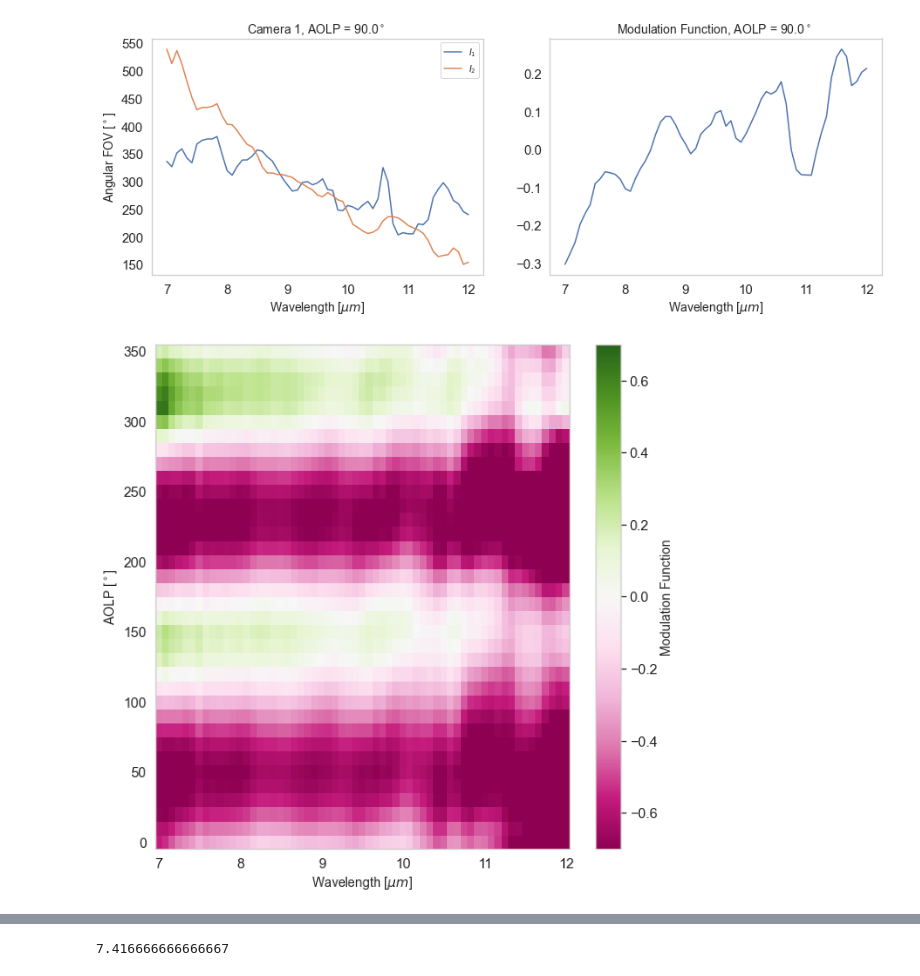
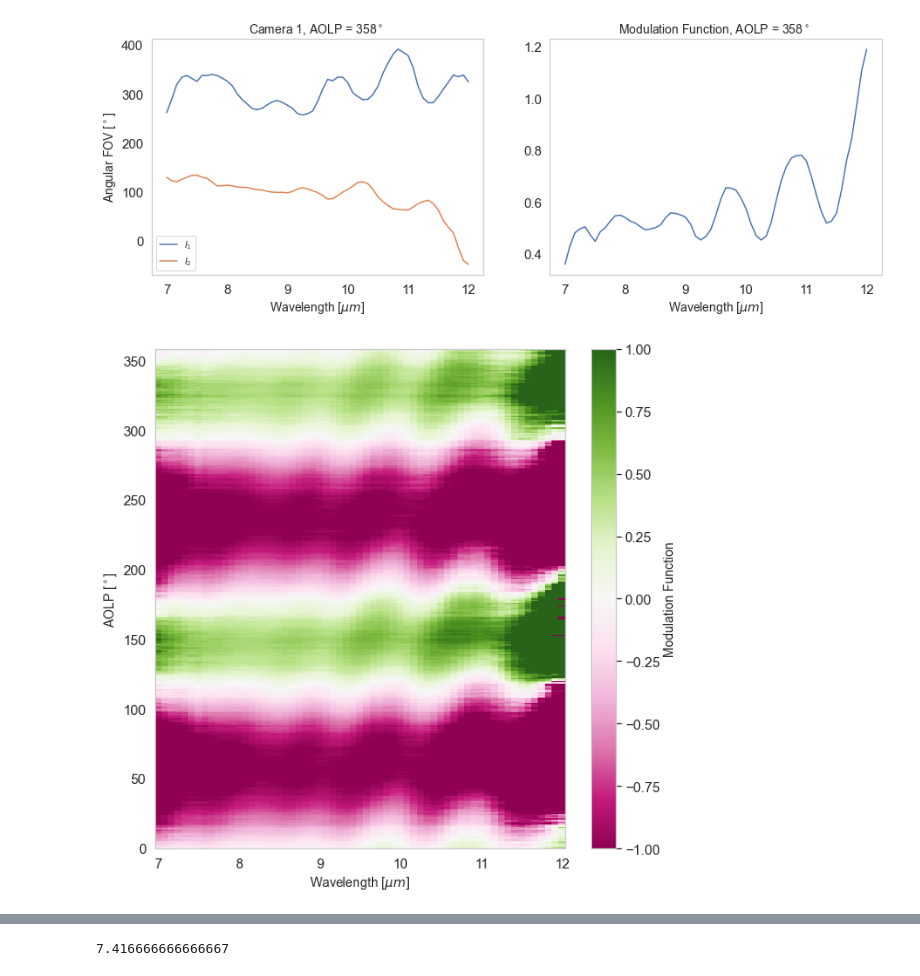
Before and after one commit to Polarization-Lab/IRCSP, a Jupyter notebook: calibration/calculate_POL.ipynb, the cells around one changed output, grey strips where cells are left out. Cells and saved outputs as stored; diff of their text form; code cells hidden in the pictures.

```diff
--- a/calibration/calculate_POL.ipynb
+++ b/calibration/calculate_POL.ipynb
@@ -45,7 +45,7 @@ angles = np.round(np.linspace(-HFOV,HFOV,ymax2-ymin2))
 '''LOAD slope from 2 point NUC'''
 #choose filepath to desired data
 save_path =   '/Volumes/KESU/calibration_files/'
-name =  "NUC.h5"
+name =  "NUC0519polarized.h5"
 
 hf = h5py.File(save_path+name, 'r')
 M1 = hf.get('M1')
@@ -67,6 +67,6 @@ Ref T2 is 38.2
 # %%
 #load dark field correction
-df_dark = create_LUT_df('/Volumes/KESU/apr06/LUTS/','dark.h5')
+df_dark = create_LUT_df('/Volumes/KESU/may19/polarized/','dark1.h5')
 
 #correct DFC images for reference temp
 
@@ -177,30 +169,30 @@ def finv(y,A,B):
 
 #choose filepath to desired data
 save_path =   '/Volumes/KESU/calibration_files/'
-name =  "LUT.h5"
+name =  "LUT0519.h5"
 
 hf = h5py.File(save_path+name, 'r')
 gamma1 = hf.get('gamma1')
 gamma2 = hf.get('gamma2')
 # %%
 X,Y = np.meshgrid(waves,angles)
-spath = '/Volumes/KESU/mar02/polarized/images/'
+spath = '/Volumes/KESU/may19/polarized/images/'
 
-for j in range(10):
-    I1 = (dfn['ims1'][j])/gamma1
-    I2 = (dfn['ims2'][j])/gamma2
+for j in range(len(lps)):
+    I1 = (df['ims1'][j])/gamma1
+    I2 = (df['ims2'][j])/gamma2
 
     fig, axes = plt.subplots(ncols=2, figsize=(15, 5), tight_layout=False,sharey =True)
 
-    pl1 = axes[0].pcolormesh(I1 ,shading ='auto' ,cmap = "viridis")
-    pl1.set_clim([0,1200])
+    pl1 = axes[0].pcolormesh(X,Y,I1 ,shading ='auto' ,cmap = "viridis")
+    pl1.set_clim([0,500])
     axes[0].set_ylabel('Angular FOV [$^\circ$]')
     axes[0].set_xlabel('Wavelength [$\mu m$]')
     axes[0].set_title('Camera 1, AOLP = ' + str(lps[j])+ '$ ^\circ $ ')
 
 
-    pl2 = axes[1].pcolormesh(I2,shading ='auto' ,cmap = "viridis")
-    pl2.set_clim([0,1200])
+    pl2 = axes[1].pcolormesh(X,Y,I2,shading ='auto' ,cmap = "viridis")
+    pl2.set_clim([0,500])
     axes[1].set_xlabel('Wavelength [$\mu m$]')
     axes[1].set_title('Camera 2, AOLP = ' + str(lps[j])+ '$ ^\circ $ ')
 
@@ -208,3 +200,4 @@ for j in range(10):
     cbar.ax.set_ylabel('\n Response - Offset [ADU]',fontsize = 12)
 
     fig.savefig(spath +'plot'+str(j)+'.png')
+    plt.close()
@@ -232,12 +214,12 @@ for file_name in images:
 
 imageio.mimwrite(spath +'images.gif', image_list,fps = 1)
 # %%
-mod = (I1[30:40]-I2[25:35])/(I1[30:40]+I2[25:35])
+mod = (I1[30:40]/gamma1-I2[25:35]/gamma2)/(I1[30:40]/gamma1+I2[25:35]/gamma2)
 
 fig, axes = plt.subplots(ncols=2, figsize=(15, 5), tight_layout=False,sharey =False)
 
-axes[0].plot(waves,np.mean(I1,0),label = '$I_1$')
-axes[0].plot(waves,np.mean(I2,0),label = '$I_2$')
+axes[0].plot(waves,np.mean(I1,0)/gamma1,label = '$I_1$')
+axes[0].plot(waves,np.mean(I2,0)/gamma2,label = '$I_2$')
 axes[0].set_ylabel('Angular FOV [$^\circ$]')
 axes[0].set_xlabel('Wavelength [$\mu m$]')
 axes[0].set_title('Camera 1, AOLP = ' + str(lps[j])+ '$ ^\circ $ ')
@@ -250,20 +232,20 @@ axes[1].set_title('Modulation Function, AOLP = ' + str(lps[j])+ '$ ^\circ $ ')
 
 plt.show()
 # %% [output]
-[figure, old version]
+[figure, new version]
 # %%
 F1 = np.zeros([len(lps),61])
 for j in range(len(lps)):
-    f1 = np.mean(dfn['ims1'][j] -b1,0)
-    f2 = np.mean(dfn['ims2'][j] -b2,0)
+    f1 = np.mean(df['ims1'][j],0)
+    f2 = np.mean(df['ims2'][j] ,0)
     F1[j] =(f1-f2)/(f1+f2)
 X,Y = np.meshgrid(waves,lps)
 plt.pcolormesh(X,Y,F1 - .15,shading ='auto' ,cmap = "PiYG")
 plt.ylabel('AOLP [$^\circ$]')
 plt.xlabel('Wavelength [$\mu m$]')
 plt.colorbar(label = "Modulation Function")
-plt.clim(-0.7,0.7)
+plt.clim(-1,1)
 plt.show()
 # %% [output]
-[figure, old version]
+[figure, new version]
 # %%
```
Also changed, not shown: parts of 9 cells of this notebook, 1 other file.
